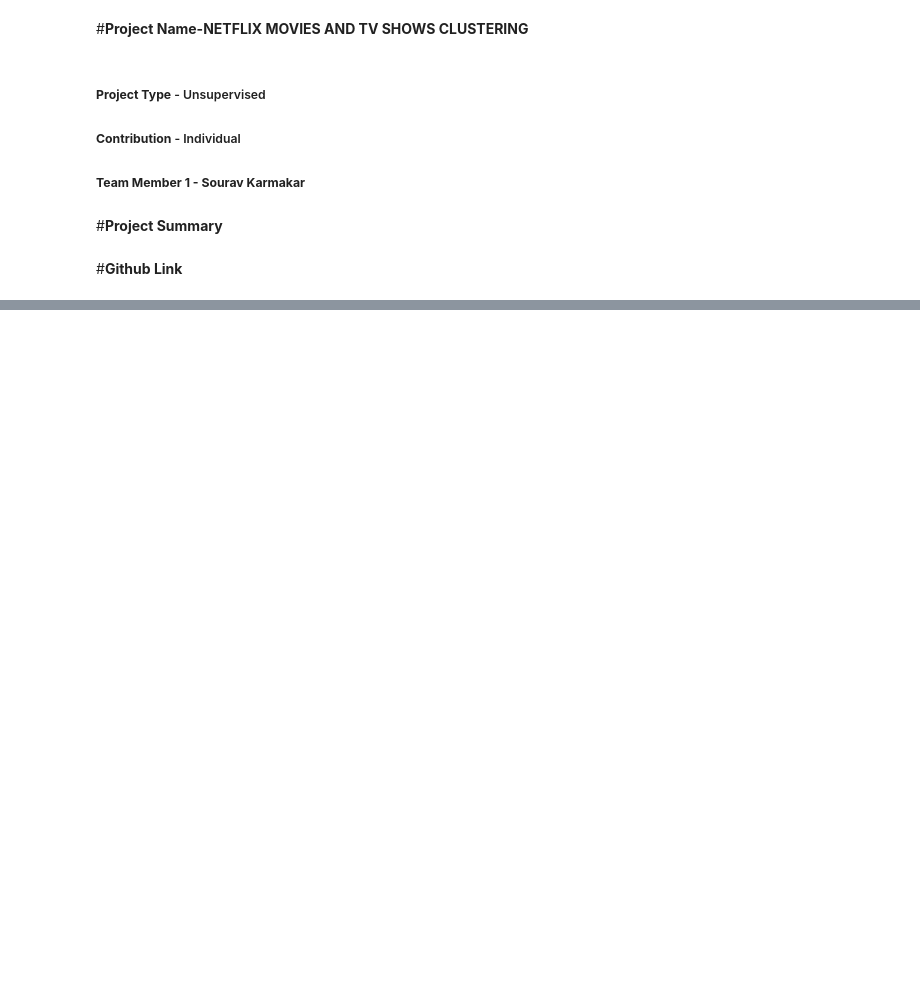
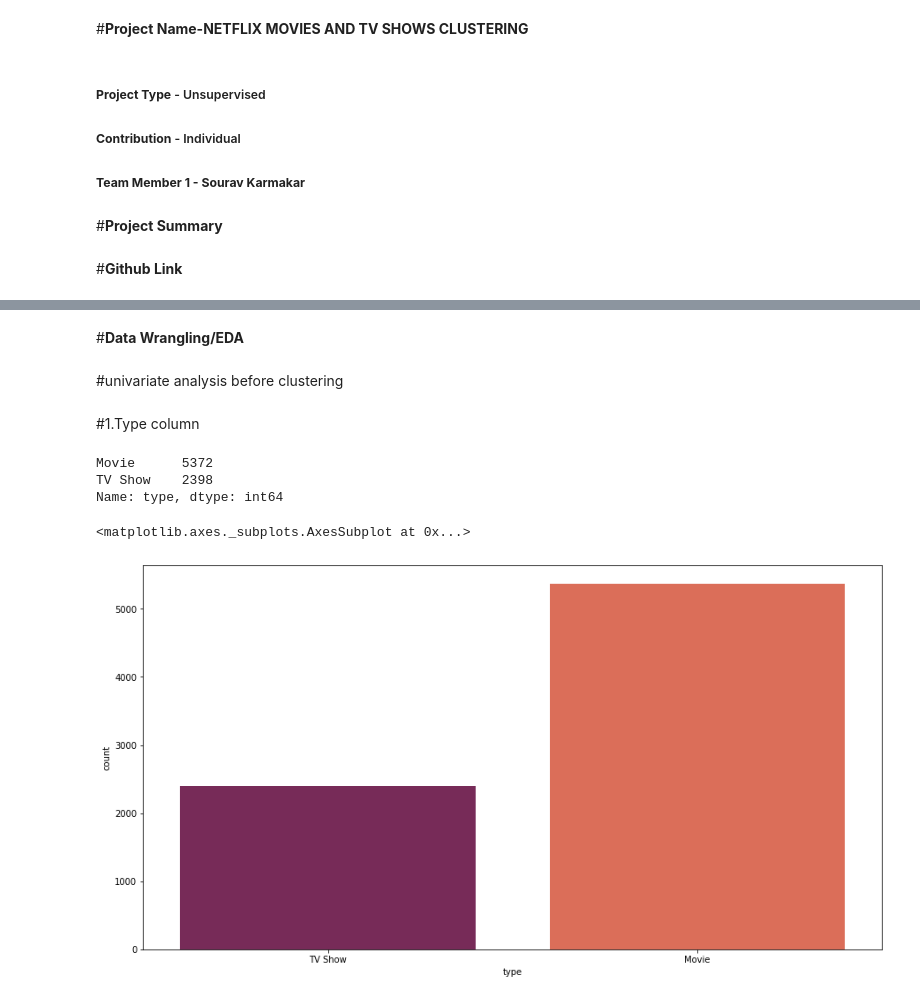
Before and after one commit to souravkarma/NETFLIX-MOVIES-AND-TV-SHOWS-CLUSTERING, a Jupyter notebook: Sourav_Karmakar_NETFLIX_MOVIES_AND_TV_SHOWS_CLUSTERING.ipynb, the cells around one changed output, grey strips where cells are left out. Saved outputs shown, nothing was run; the diff lists cells and outputs as text; code cells hidden in the pictures; blank space fills up the shorter version.

```diff
--- a/Sourav_Karmakar_NETFLIX_MOVIES_AND_TV_SHOWS_CLUSTERING.ipynb
+++ b/Sourav_Karmakar_NETFLIX_MOVIES_AND_TV_SHOWS_CLUSTERING.ipynb
@@ -12,0 +260,18 @@
+# %% [markdown]
+#**Data Wrangling/EDA**
+# %% [markdown]
+#univariate analysis before clustering
+# %% [markdown]
+#1.Type column
+# %%
+df.type.value_counts()
+# %% [output]
+Movie      5372
+TV Show    2398
+Name: type, dtype: int64
+# %%
+plt.figure(figsize=(15,8))
+sns.countplot(x='type',data=df,color='b',palette='rocket')
+# %% [output]
+<matplotlib.axes._subplots.AxesSubplot at 0x...>
+[figure, added]
```
Also changed, not shown: parts of 83 cells of this notebook.
